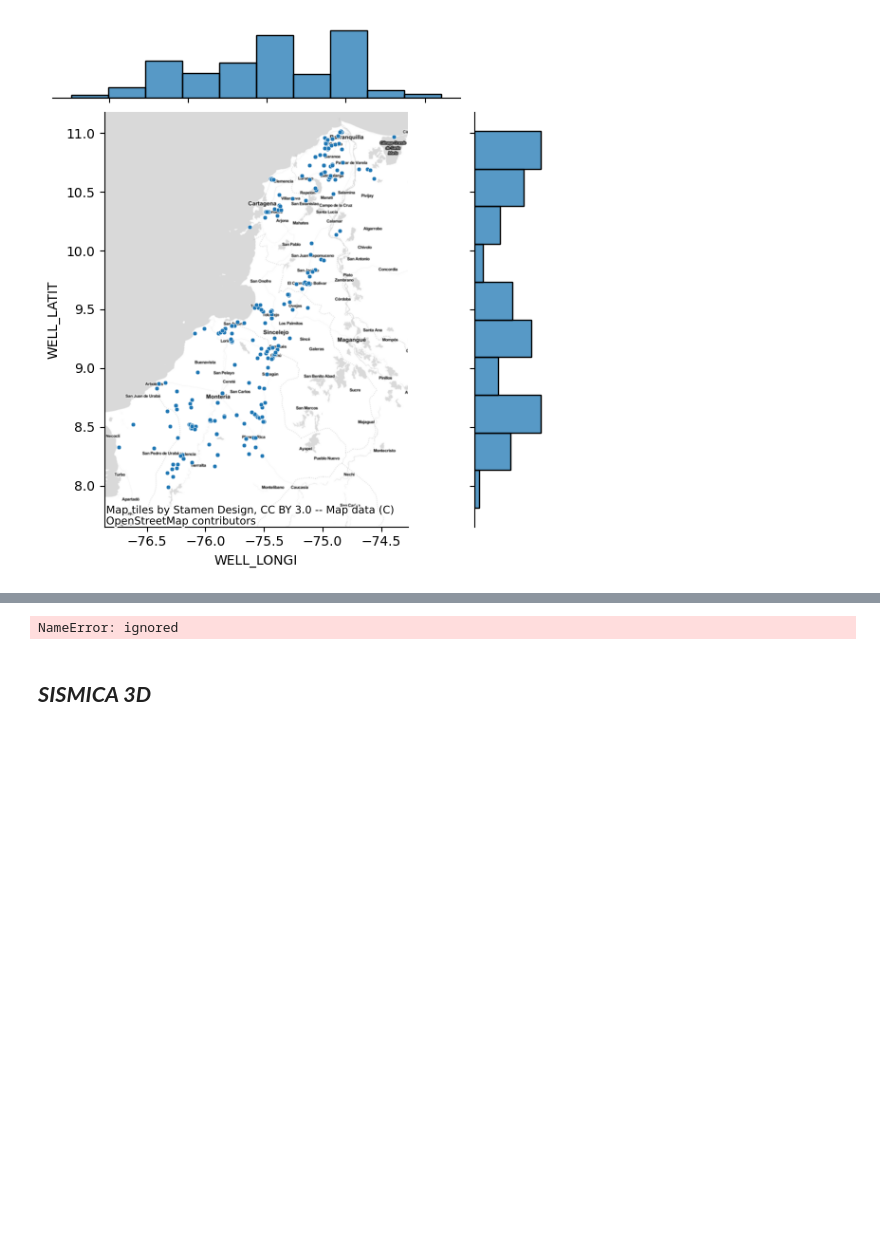
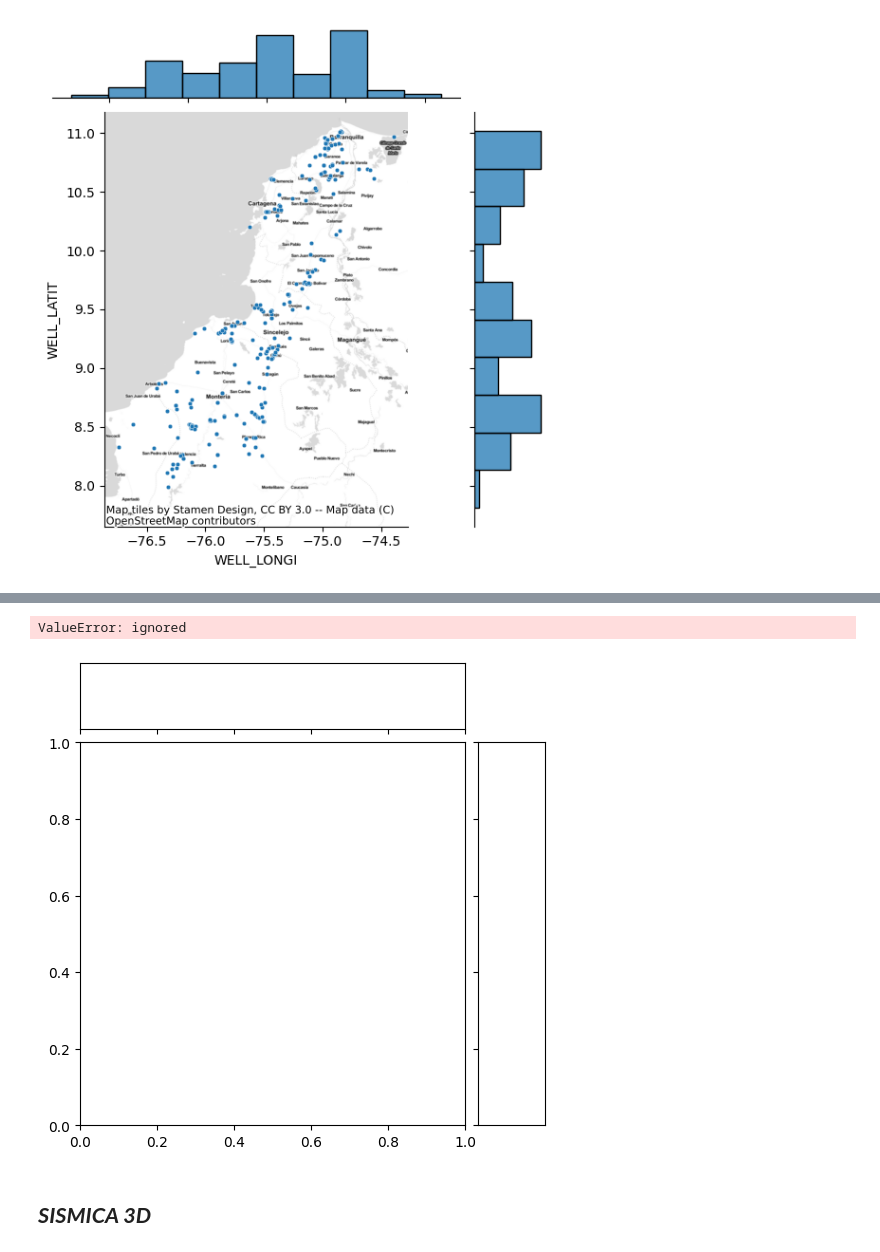
Before and after one commit to Anggarciaar/Proyecto_AnalisisGeoespacial, a Jupyter notebook: Proyecto_AnalisisGeoespacial.ipynb, the cells around one changed output, grey strips where cells are left out. Cells and saved outputs as stored; diff of their text form; code cells hidden in the pictures; blank space fills up the shorter version.

```diff
--- a/Proyecto_AnalisisGeoespacial.ipynb
+++ b/Proyecto_AnalisisGeoespacial.ipynb
@@ -709,0 +714,2 @@ std_d
+# %%
+major, minor, rotation = centrography.ellipse(Pozos[['WELL_LONGI', 'WELL_LATIT']])
@@ -749,14 +761,0 @@ EPSG:3116
-# %%
-#Kernel Density Estimation (KDE)
-
-f, ax = plt.subplots(figsize=(10,10))
-
-sbn.kdeplot(x=Pozos['WELL_LONGI'],
-            y=Pozos['WELL_LATIT'],
-            n_levels=30,
-            fill=True,
-            alpha=0.55,
-            cmap='viridis_r')
-ctx.add_basemap(data_scatter.ax_joint,
-                crs='EPSG:3116',
-                source=ctx.providers.Stamen.TonerLite)
@@ -850,17 +814,18 @@ cents_sismica.head()
 # %%
 #Let's plot the distribution of the point pattern
 data_scatter = sbn.jointplot(x='XMIN',
                              y='YMIN',
-                             data=cents_sismica,
+                             data=Sismica,
                              s=0.5)
 
 ctx.add_basemap(data_scatter.ax_joint,
                 crs='EPSG:4326',
                 source=ctx.providers.Stamen.TonerLite)
 
 fig.savefig('/content/drive/MyDrive/DATA_ProyectoAG/Datos creados/distribucionsimica2d.png', dpi=300)
 # %% [output]
-NameError: ignored
+ValueError: ignored
+[figure, added]
 # %% [markdown]
 ## ***SISMICA 3D***
 # %%
```
Also changed, not shown: parts of 29 cells of this notebook.
